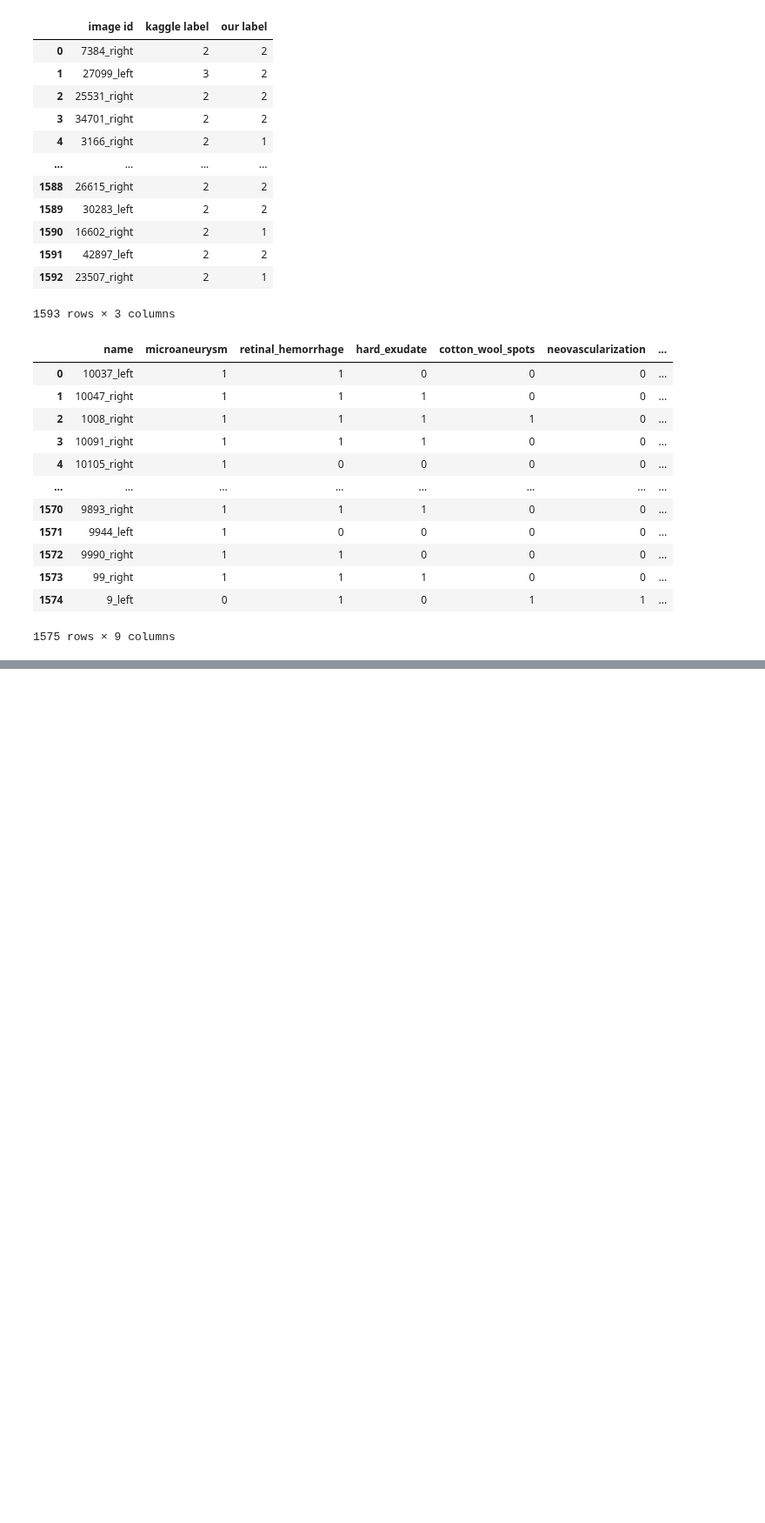
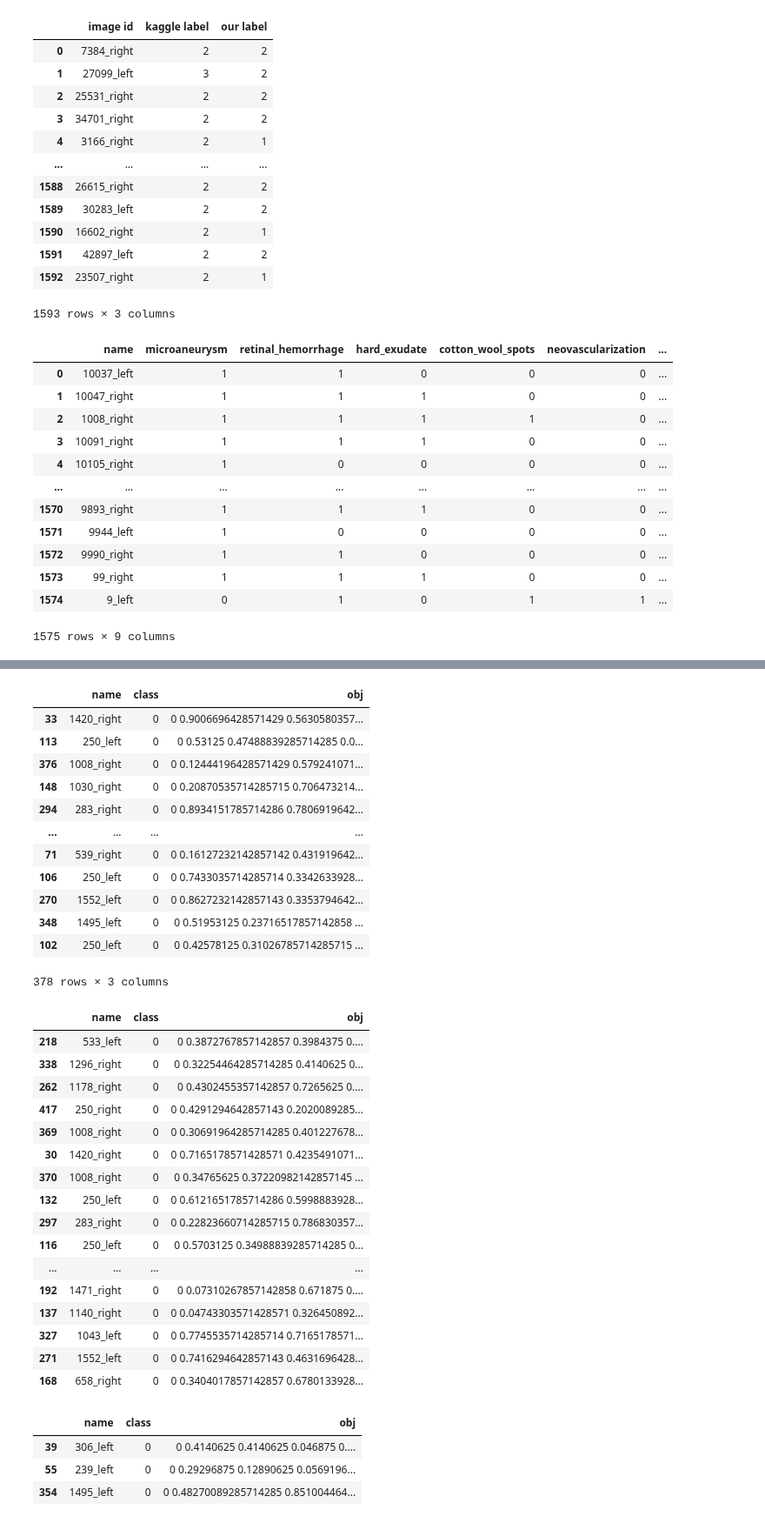
Before and after one commit to AlbertoRomanRamosRodriguez/Tesis-de-Grado, a Jupyter notebook: exploring-retinal-lessions.ipynb, the cells around one changed output, grey strips where cells are left out. Shown at 87% size. Cells and saved outputs as stored; diff of their text form; code cells hidden in the pictures; blank space fills up the shorter version.

Commit message:
Spliting the data according to the presence of lesions

```diff
--- a/exploring-retinal-lessions.ipynb
+++ b/exploring-retinal-lessions.ipynb
@@ -104,22 +71,0 @@
-# %%
-segmentation_orig.drop(columns= segmentation_orig.columns[5:], inplace=True) # segmentation_orig.columns[5:]
-segmentation_orig.head()
-
-segmentation_sampled = segmentation_orig.sample(
-    n = 400,
-    # replace=True,
-    weights='cotton_wool_spots'
-    )
-
-rest_df = segmentation_orig.loc[~segmentation_orig['name'].isin(segmentation_sampled['name'])].dropna()
-
-for df, title in zip([segmentation_sampled, rest_df], ['Sampled Segmentation Dataset', 'Elements not in the sample']):
-    df.hist(figsize = fsize)
-    print(f'{title}')
-    plt.tight_layout()
-    plt.show()
-
-keys = list(rest_df.keys())
-for category in keys[1:]:
-    print(category)
-    print(rest_df[category].value_counts(),end='\n\n')
@@ -258,0 +206,3 @@ Training: 280; Validation: 60; Test: 60; Rest: 1175
+# %%
+yolo_df = pd.DataFrame(yolo_dataset).T
+yolo_df
@@ -258,0 +223,55 @@ Training: 280; Validation: 60; Test: 60; Rest: 1175
+# %%
+train_idx, remain_idx, train_y, remain_y = train_test_split(
+    yolo_df.index,
+    yolo_df['class'],
+    train_size=0.9,
+    test_size=0.1,
+    random_state=42
+)
+
+val_idx, test_idx, val_y, test_y = train_test_split(
+    remain_idx,
+    remain_y,
+    train_size=0.95,
+    test_size=0.05,
+    random_state=42
+)
+# %%
+display(yolo_df.iloc[train_idx])
+display(yolo_df.iloc[val_idx])
+display(yolo_df.iloc[test_idx])
+# %% [output]
+|  | name | class | obj |
+| 33 | 1420_right | 0 | 0 0.9006696428571429 0.5630580357... |
+| 113 | 250_left | 0 | 0 0.53125 0.47488839285714285 0.0... |
+| 376 | 1008_right | 0 | 0 0.12444196428571429 0.579241071... |
+| 148 | 1030_right | 0 | 0 0.20870535714285715 0.706473214... |
+| 294 | 283_right | 0 | 0 0.8934151785714286 0.7806919642... |
+| ... | ... | ... | ... |
+| 71 | 539_right | 0 | 0 0.16127232142857142 0.431919642... |
+| 106 | 250_left | 0 | 0 0.7433035714285714 0.3342633928... |
+| 270 | 1552_left | 0 | 0 0.8627232142857143 0.3353794642... |
+| 348 | 1495_left | 0 | 0 0.51953125 0.23716517857142858 ... |
+| 102 | 250_left | 0 | 0 0.42578125 0.31026785714285715 ... |
+378 rows × 3 columns
+|  | name | class | obj |
+| 218 | 533_left | 0 | 0 0.3872767857142857 0.3984375 0.... |
+| 338 | 1296_right | 0 | 0 0.32254464285714285 0.4140625 0... |
+| 262 | 1178_right | 0 | 0 0.4302455357142857 0.7265625 0.... |
+| 417 | 250_right | 0 | 0 0.4291294642857143 0.2020089285... |
+| 369 | 1008_right | 0 | 0 0.30691964285714285 0.401227678... |
+| 30 | 1420_right | 0 | 0 0.7165178571428571 0.4235491071... |
+| 370 | 1008_right | 0 | 0 0.34765625 0.37220982142857145 ... |
+| 132 | 250_left | 0 | 0 0.6121651785714286 0.5998883928... |
+| 297 | 283_right | 0 | 0 0.22823660714285715 0.786830357... |
+| 116 | 250_left | 0 | 0 0.5703125 0.34988839285714285 0... |
+| ... | ... | ... | ... |
+| 192 | 1471_right | 0 | 0 0.07310267857142858 0.671875 0.... |
+| 137 | 1140_right | 0 | 0 0.04743303571428571 0.326450892... |
+| 327 | 1043_left | 0 | 0 0.7745535714285714 0.7165178571... |
+| 271 | 1552_left | 0 | 0 0.7416294642857143 0.4631696428... |
+| 168 | 658_right | 0 | 0 0.3404017857142857 0.6780133928... |
+|  | name | class | obj |
+| 39 | 306_left | 0 | 0 0.4140625 0.4140625 0.046875 0.... |
+| 55 | 239_left | 0 | 0 0.29296875 0.12890625 0.0569196... |
+| 354 | 1495_left | 0 | 0 0.48270089285714285 0.851004464... |
```
Also changed, not shown: parts of 21 cells of this notebook.
